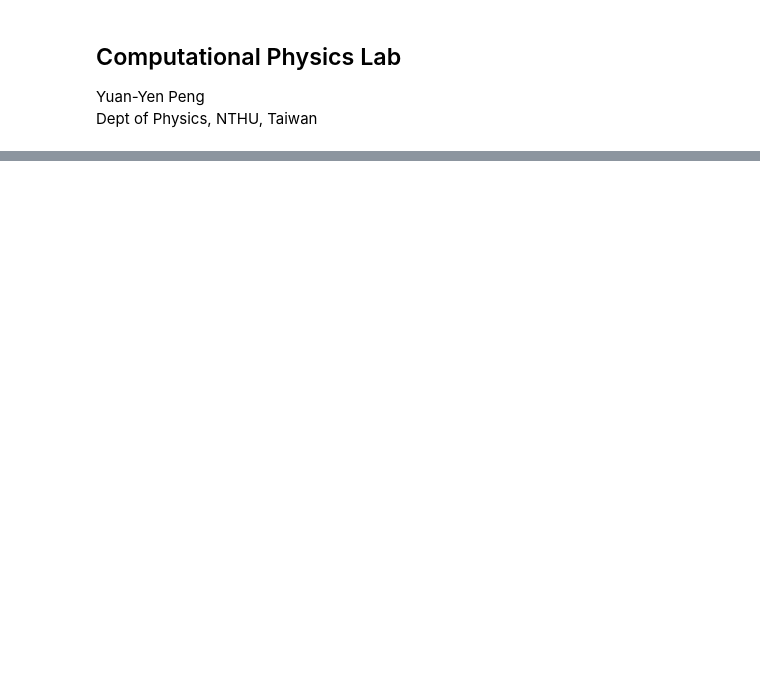
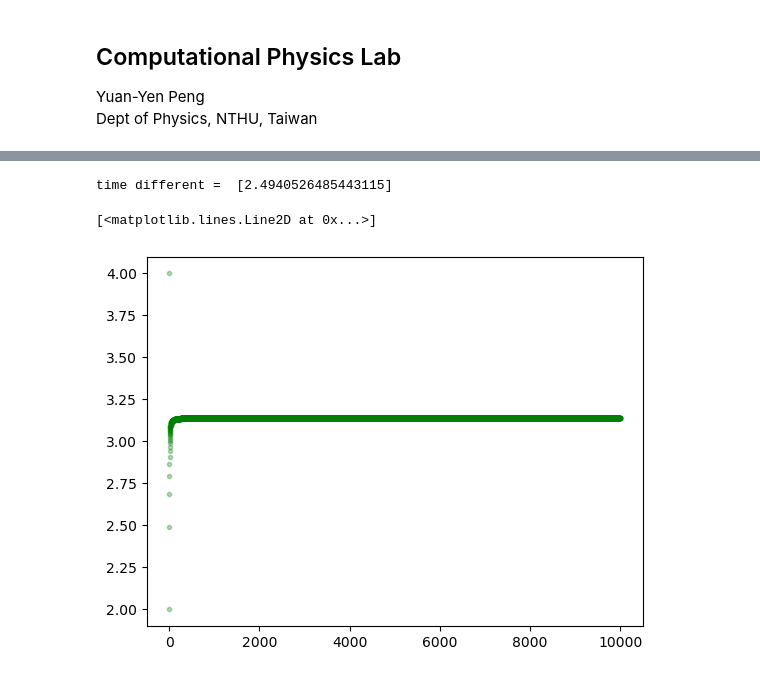
Before and after one commit to gary20000915/ComputationalPhysicsLab, a Jupyter notebook: preformance_pi.ipynb, the cells around one changed output, grey strips where cells are left out. Saved outputs shown, nothing was run; the diff lists cells and outputs as text; code cells hidden in the pictures; blank space fills up the shorter version.

```diff
--- a/preformance_pi.ipynb
+++ b/preformance_pi.ipynb
@@ -34,25 +38,29 @@ plt.plot(X, Y, ".", color = "r", label = "N = 10E4")
 # %%
 # method 2, use default sum.
 def cal_meth2(N: int):
   dx = 1/N
   area = 0
 
   x = np.linspace(0, 1, N)
   y = np.sqrt(1 - x**2)
   area = sum(dx*y)
   Area = area * 4
 
   return Area
 
 t1 = time.time()
 X = np.linspace(1, N, N)
 Y = np.array([])
 for i in range (0, N):
   Y = np.append(Y, cal_meth2(int(X[i])))
 t2 = time.time()
 
 print("time different = ", [t2 - t1])
-plt.plot(X, Y, ".", color = "g", label = "N = 10E4")
+plt.plot(X, Y, ".", color = "g", alpha = 0.3, label = "N = 10E4")
+# %% [output]
+time different =  [2.4940526485443115]
+[<matplotlib.lines.Line2D at 0x...>]
+[figure, added]
 # %%
 # method 3, use numpy.sum.
 def cal_meth3(N: int):
```
Also changed, not shown: parts of 2 cells of this notebook, 1 other file.
